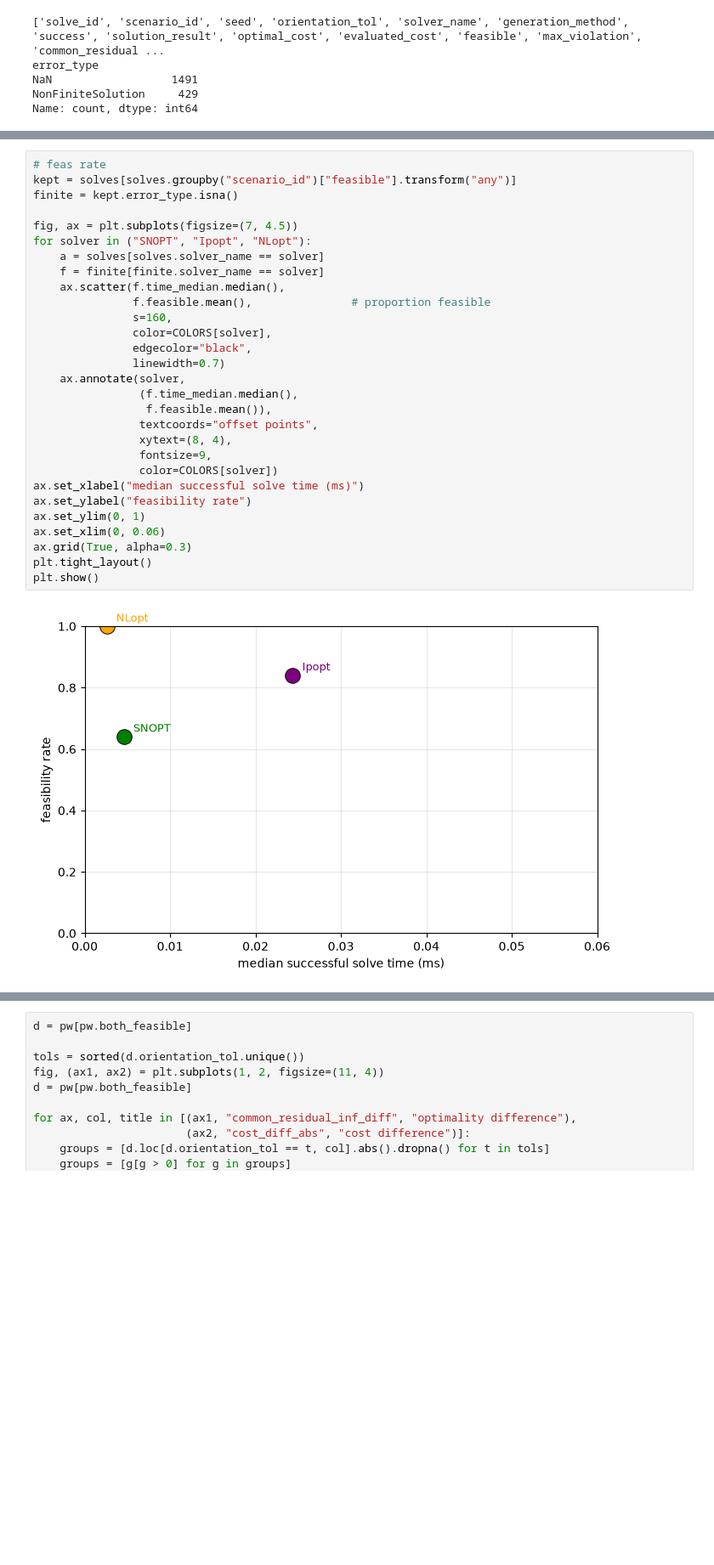
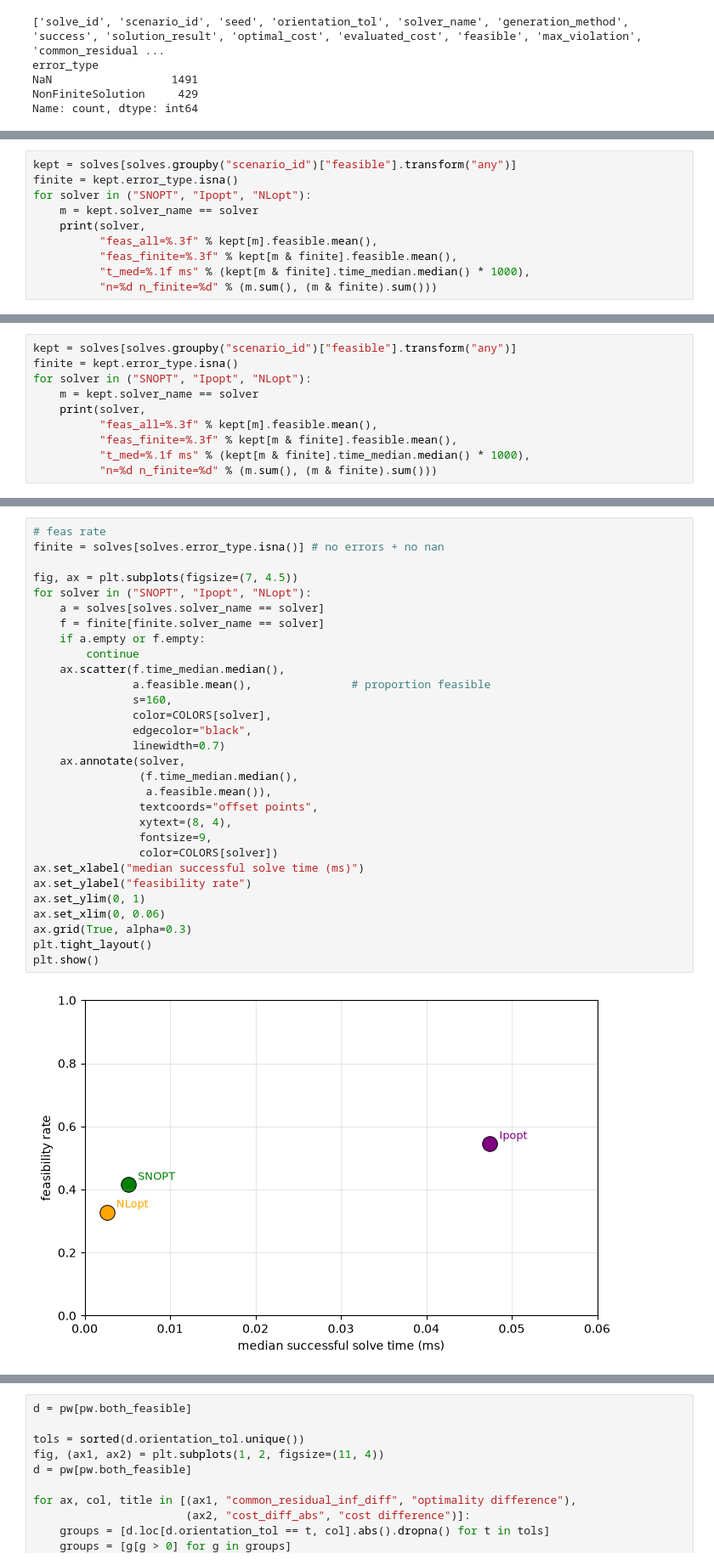
Before and after one commit to OAT-Lab/drake-ik-benchmark, a Jupyter notebook: studies/solver_values/plots_w_time.ipynb, the cells around one changed output, grey strips where cells are left out. Shown at 85% size. Saved outputs shown, nothing was run; the diff lists cells and outputs as text; blank space fills up the shorter version.

```diff
--- a/studies/solver_values/plots_w_time.ipynb
+++ b/studies/solver_values/plots_w_time.ipynb
@@ -31,0 +45,10 @@ Name: count, dtype: int64
+# %%
+kept = solves[solves.groupby("scenario_id")["feasible"].transform("any")]
+finite = kept.error_type.isna()
+for solver in ("SNOPT", "Ipopt", "NLopt"):
+    m = kept.solver_name == solver
+    print(solver,
+          "feas_all=%.3f" % kept[m].feasible.mean(),
+          "feas_finite=%.3f" % kept[m & finite].feasible.mean(),
+          "t_med=%.1f ms" % (kept[m & finite].time_median.median() * 1000),
+          "n=%d n_finite=%d" % (m.sum(), (m & finite).sum()))
@@ -31,0 +59,10 @@ Name: count, dtype: int64
+# %%
+kept = solves[solves.groupby("scenario_id")["feasible"].transform("any")]
+finite = kept.error_type.isna()
+for solver in ("SNOPT", "Ipopt", "NLopt"):
+    m = kept.solver_name == solver
+    print(solver,
+          "feas_all=%.3f" % kept[m].feasible.mean(),
+          "feas_finite=%.3f" % kept[m & finite].feasible.mean(),
+          "t_med=%.1f ms" % (kept[m & finite].time_median.median() * 1000),
+          "n=%d n_finite=%d" % (m.sum(), (m & finite).sum()))
@@ -32,31 +73,32 @@ Name: count, dtype: int64
 # %%
 # feas rate
-kept = solves[solves.groupby("scenario_id")["feasible"].transform("any")]
-finite = kept.error_type.isna()
+finite = solves[solves.error_type.isna()] # no errors + no nan
 
 fig, ax = plt.subplots(figsize=(7, 4.5))
 for solver in ("SNOPT", "Ipopt", "NLopt"):
     a = solves[solves.solver_name == solver]
     f = finite[finite.solver_name == solver]
+    if a.empty or f.empty:
+        continue
     ax.scatter(f.time_median.median(),
-               f.feasible.mean(),               # proportion feasible
+               a.feasible.mean(),               # proportion feasible
                s=160,
                color=COLORS[solver],
                edgecolor="black",
                linewidth=0.7)
     ax.annotate(solver,
                 (f.time_median.median(),
-                 f.feasible.mean()),
+                 a.feasible.mean()),
                 textcoords="offset points",
                 xytext=(8, 4),
                 fontsize=9,
                 color=COLORS[solver])
 ax.set_xlabel("median successful solve time (ms)")
 ax.set_ylabel("feasibility rate")
 ax.set_ylim(0, 1)
 ax.set_xlim(0, 0.06)
 ax.grid(True, alpha=0.3)
 plt.tight_layout()
 plt.show()
 # %% [output]
-[figure, old version]
+[figure, new version]
```
Also changed, not shown: parts of 6 cells of this notebook, 1 other file.
